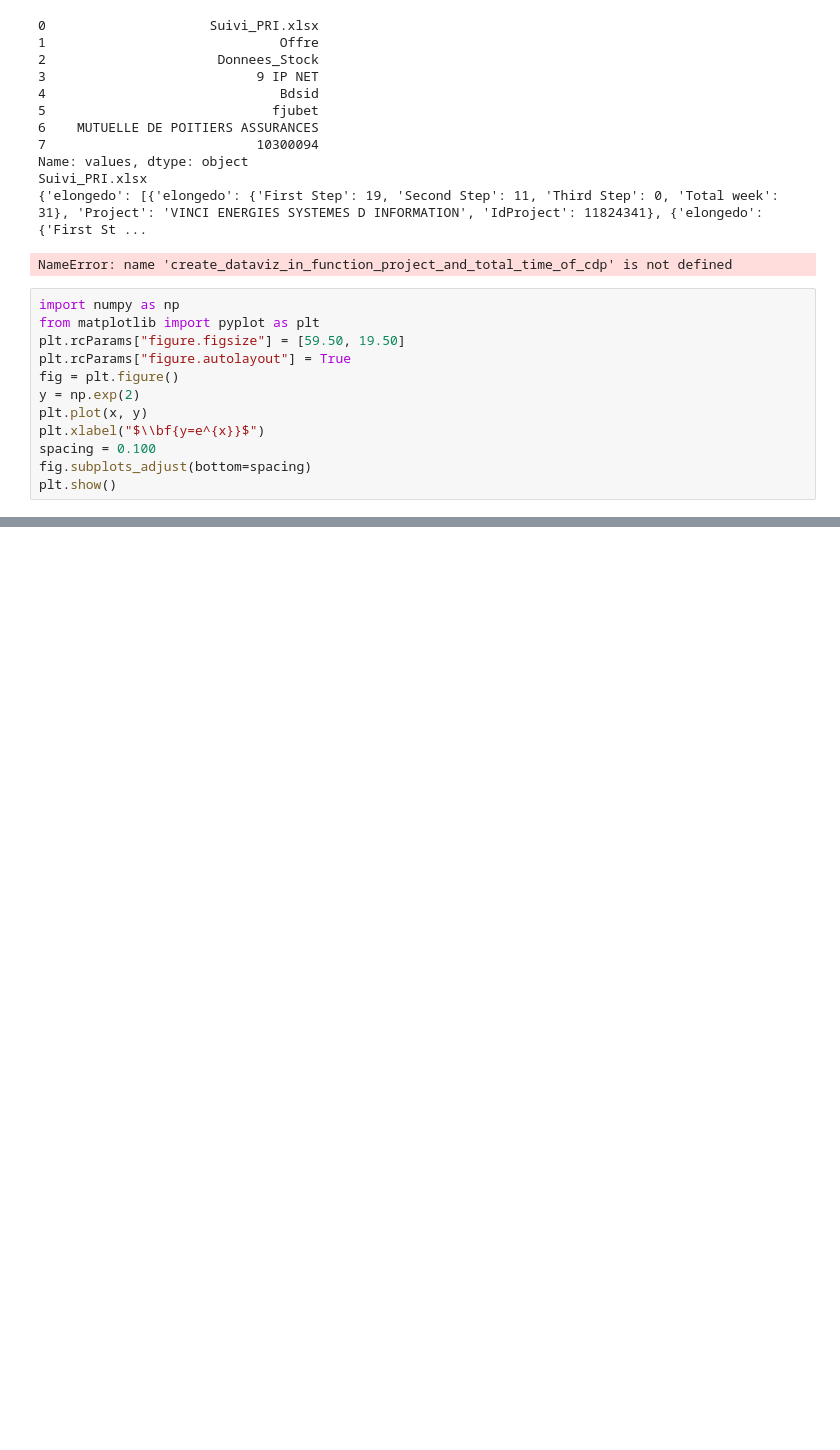
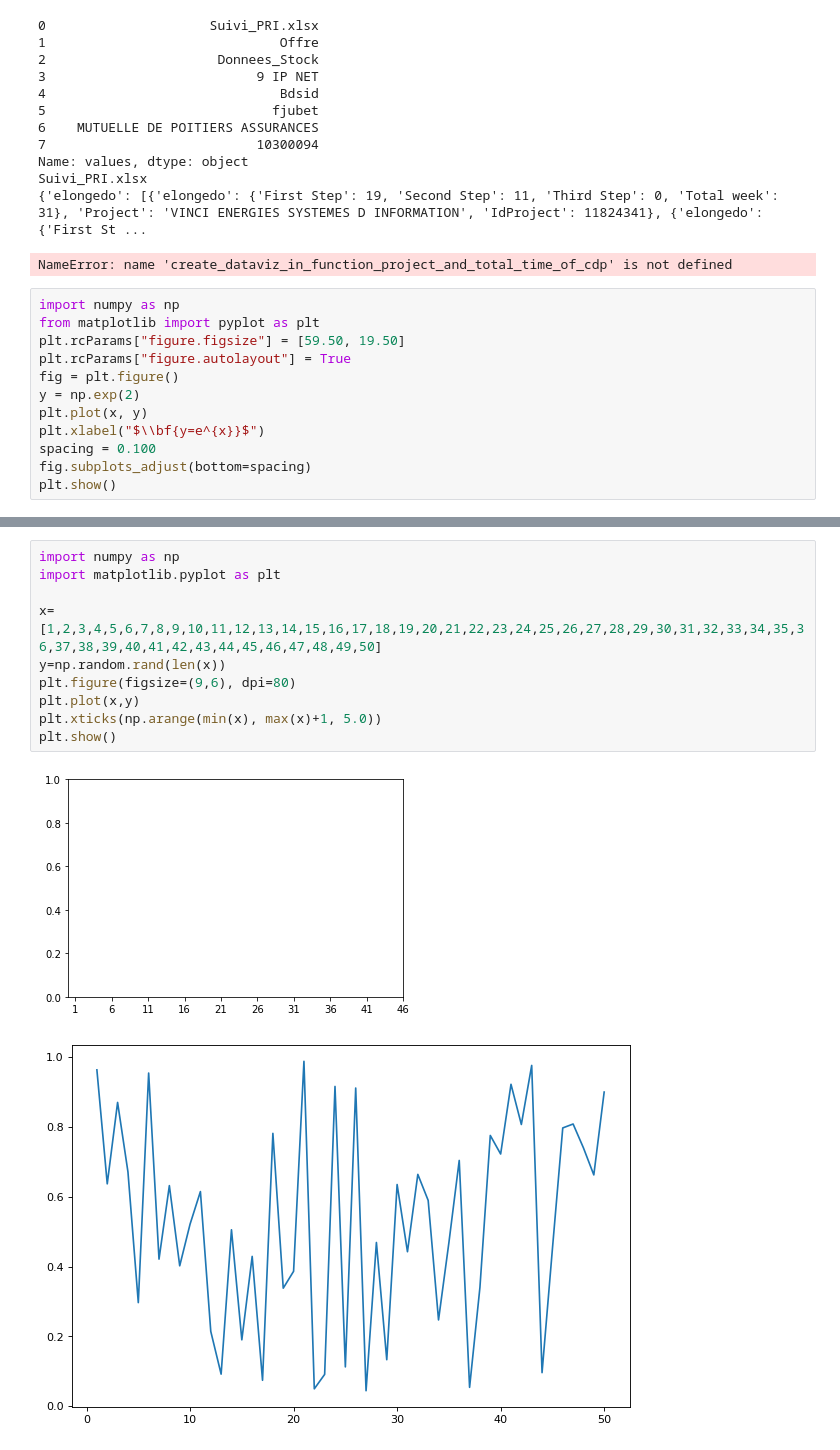
Before and after one commit to amouhite-dev/Dataviz, a Jupyter notebook: Extraction.ipynb, the cells around one changed output, grey strips where cells are left out. Drawn from its saved outputs; the diff is of its cells as text; blank space fills up the shorter version.

```diff
--- a/Extraction.ipynb
+++ b/Extraction.ipynb
@@ -555,0 +564,13 @@ plt.show()
+# %%
+import numpy as np
+import matplotlib.pyplot as plt
+
+x=[1,2,3,4,5,6,7,8,9,10,11,12,13,14,15,16,17,18,19,20,21,22,23,24,25,26,27,28,29,30,31,32,33,34,35,36,37,38,39,40,41,42,43,44,45,46,47,48,49,50]
+y=np.random.rand(len(x))
+plt.figure(figsize=(9,6), dpi=80)
+plt.plot(x,y)
+plt.xticks(np.arange(min(x), max(x)+1, 5.0))
+plt.show()
+# %% [output]
+[figure, added]
+[figure, added]
```
Also changed, not shown: parts of 4 cells of this notebook.
